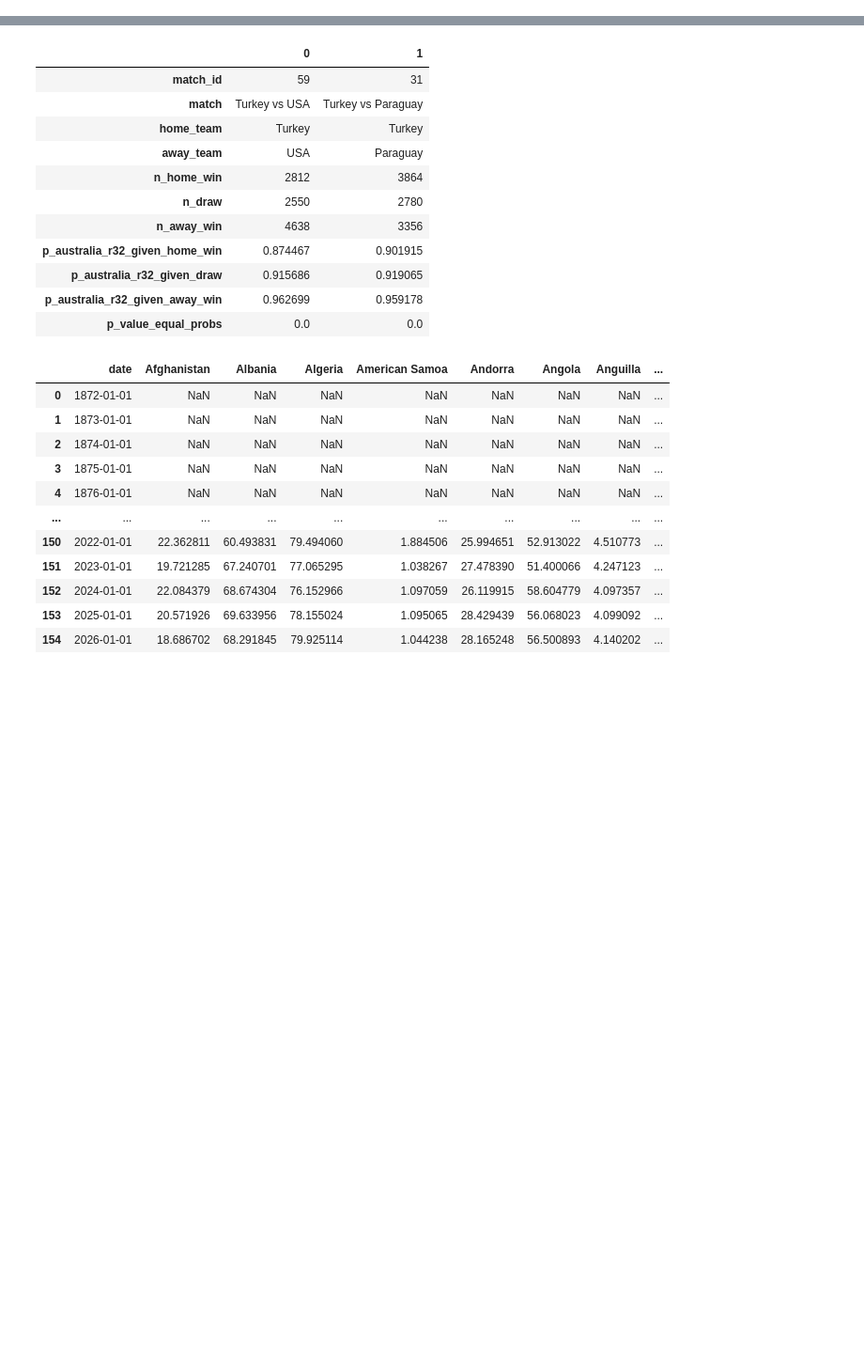
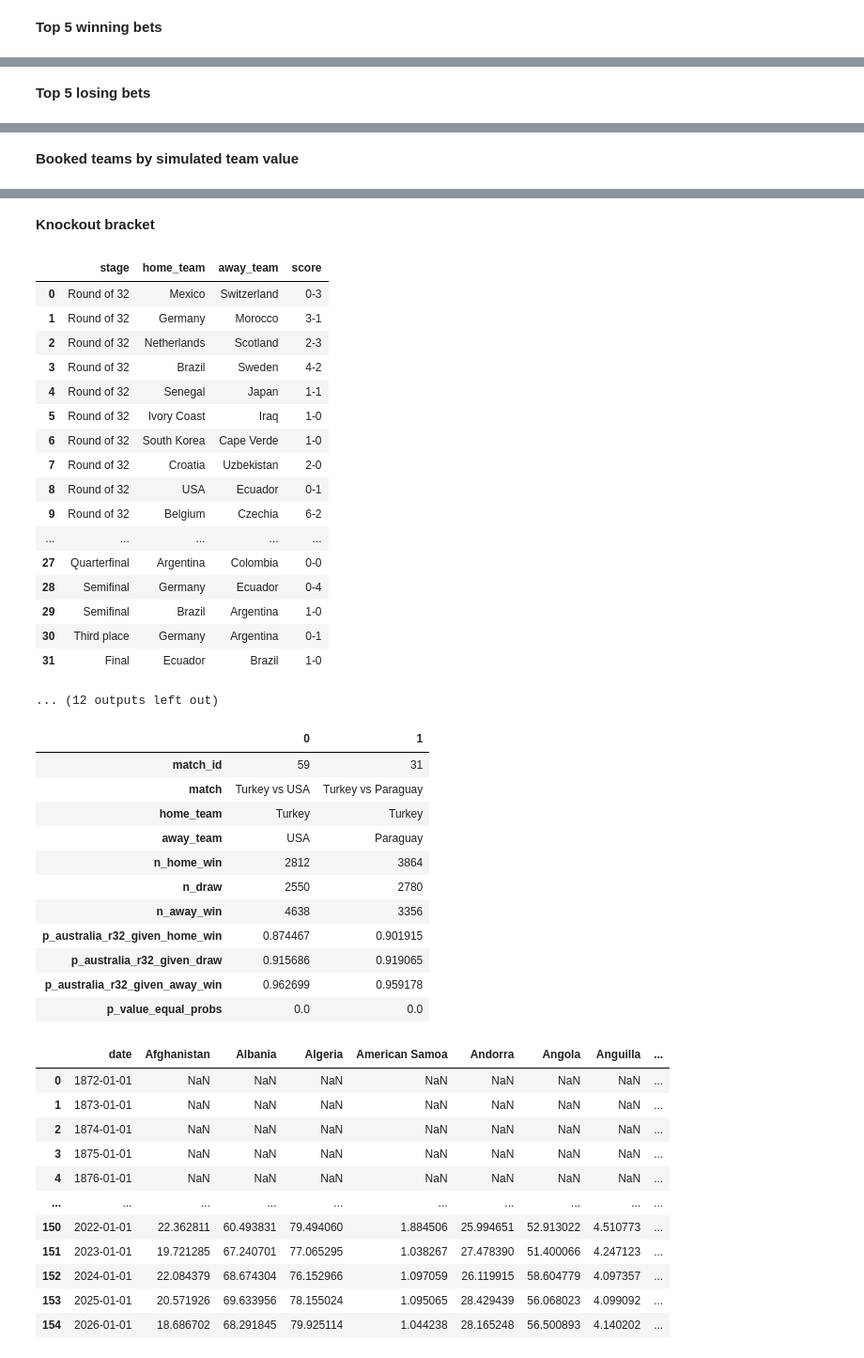
Before and after one commit to rwarneke/football_model, a Jupyter notebook: scratch.ipynb, the cells around one changed output, grey strips where cells are left out. Shown at 94% size. Cells and saved outputs as stored; diff of their text form; code cells hidden in the pictures; blank space fills up the shorter version.

```diff
--- a/scratch.ipynb
+++ b/scratch.ipynb
@@ -275,0 +276,58 @@ bets_summary_df.sort_values("expected_payout")
+# %%
+from IPython.display import Markdown, display
+
+def simulation_matches_df(sim_index: int) -> pd.DataFrame:
+    record = simulation_rows[sim_index]
+    rows = []
+    for match in record["m"]:
+        stage_name = stages[match[0]]
+        home_team = teams[int(match[2])]
+        away_team = teams[int(match[3])]
+        home_score = int(match[4])
+        away_score = int(match[5])
+        rows.append(
+            {
+                "stage": stage_name,
+                "home_team": home_team,
+                "away_team": away_team,
+                "score": f"{home_score}-{away_score}",
+            }
+        )
+    return pd.DataFrame(rows)
+
+
+def describe_simulation(sim_index: int, label: str):
+    total_payoff = float(total_payoff_series.iloc[sim_index])
+    bet_payouts = bet_payoffs_df.iloc[sim_index].sort_values(ascending=False)
+    worst_bets = bet_payouts.sort_values().head(5).rename("payout")
+    best_bets = bet_payouts.head(5).rename("payout")
+    teams_in_book = sorted(bets_aggregated_df["team"].unique())
+    team_values = (
+        pd.Series({team: float(team_total_values[sim_index, team_to_id[team]]) for team in teams_in_book})
+        .sort_values(ascending=False)
+        .rename("team_value")
+    )
+    matches_df = simulation_matches_df(sim_index)
+    final_match = matches_df.loc[matches_df["stage"] == "Final"].tail(1)
+
+    display(Markdown(f"## {label} Simulation"))
+    display(pd.DataFrame({"sim_index": [sim_index], "total_payoff": [total_payoff]}))
+    if not final_match.empty:
+        display(Markdown("**Final**"))
+        display(final_match.reset_index(drop=True))
+    display(Markdown("**Top 5 winning bets**"))
+    display(best_bets.to_frame())
+    display(Markdown("**Top 5 losing bets**"))
+    display(worst_bets.to_frame())
+    display(Markdown("**Booked teams by simulated team value**"))
+    display(team_values.to_frame())
+    display(Markdown("**Knockout bracket**"))
+    display(matches_df.loc[matches_df["stage"] != "Group"].reset_index(drop=True))
+
+
+best_sim_index = int(total_payoff_series.idxmax())
+worst_sim_index = int(total_payoff_series.idxmin())
+
+describe_simulation(best_sim_index, "Best")
+describe_simulation(worst_sim_index, "Worst")
+# %% [output]
@@ -275,0 +340 @@ bets_summary_df.sort_values("expected_payout")
+**Top 5 winning bets**
@@ -275,0 +347 @@ bets_summary_df.sort_values("expected_payout")
+**Top 5 losing bets**
@@ -275,0 +354 @@ bets_summary_df.sort_values("expected_payout")
+**Booked teams by simulated team value**
@@ -276,3 +365,22 @@ bets_summary_df.sort_values("expected_payout")
+**Knockout bracket**
+|  | stage | home_team | away_team | score |
+| 0 | Round of 32 | Mexico | Switzerland | 0-3 |
+| 1 | Round of 32 | Germany | Morocco | 3-1 |
+| 2 | Round of 32 | Netherlands | Scotland | 2-3 |
+| 3 | Round of 32 | Brazil | Sweden | 4-2 |
+| 4 | Round of 32 | Senegal | Japan | 1-1 |
+| 5 | Round of 32 | Ivory Coast | Iraq | 1-0 |
+| 6 | Round of 32 | South Korea | Cape Verde | 1-0 |
+| 7 | Round of 32 | Croatia | Uzbekistan | 2-0 |
+| 8 | Round of 32 | USA | Ecuador | 0-1 |
+| 9 | Round of 32 | Belgium | Czechia | 6-2 |
+| ... | ... | ... | ... | ... |
+| 27 | Quarterfinal | Argentina | Colombia | 0-0 |
+| 28 | Semifinal | Germany | Ecuador | 0-4 |
+| 29 | Semifinal | Brazil | Argentina | 1-0 |
+| 30 | Third place | Germany | Argentina | 0-1 |
+| 31 | Final | Ecuador | Brazil | 1-0 |
+... (12 outputs left out)
 # %%
 australia_group_match_matter_df.T
 # %% [output]
```
Also changed, not shown: parts of 3 cells of this notebook, 23 other files.
